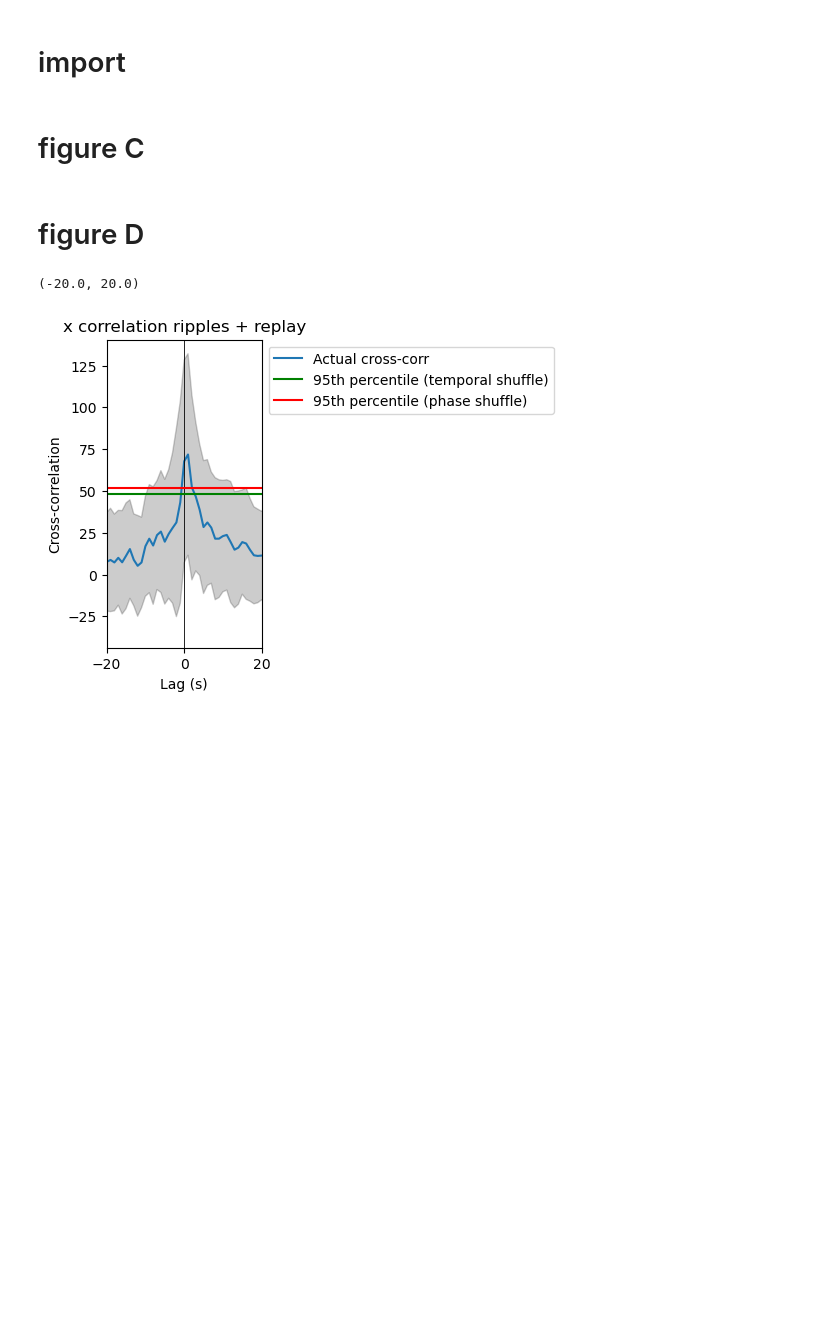
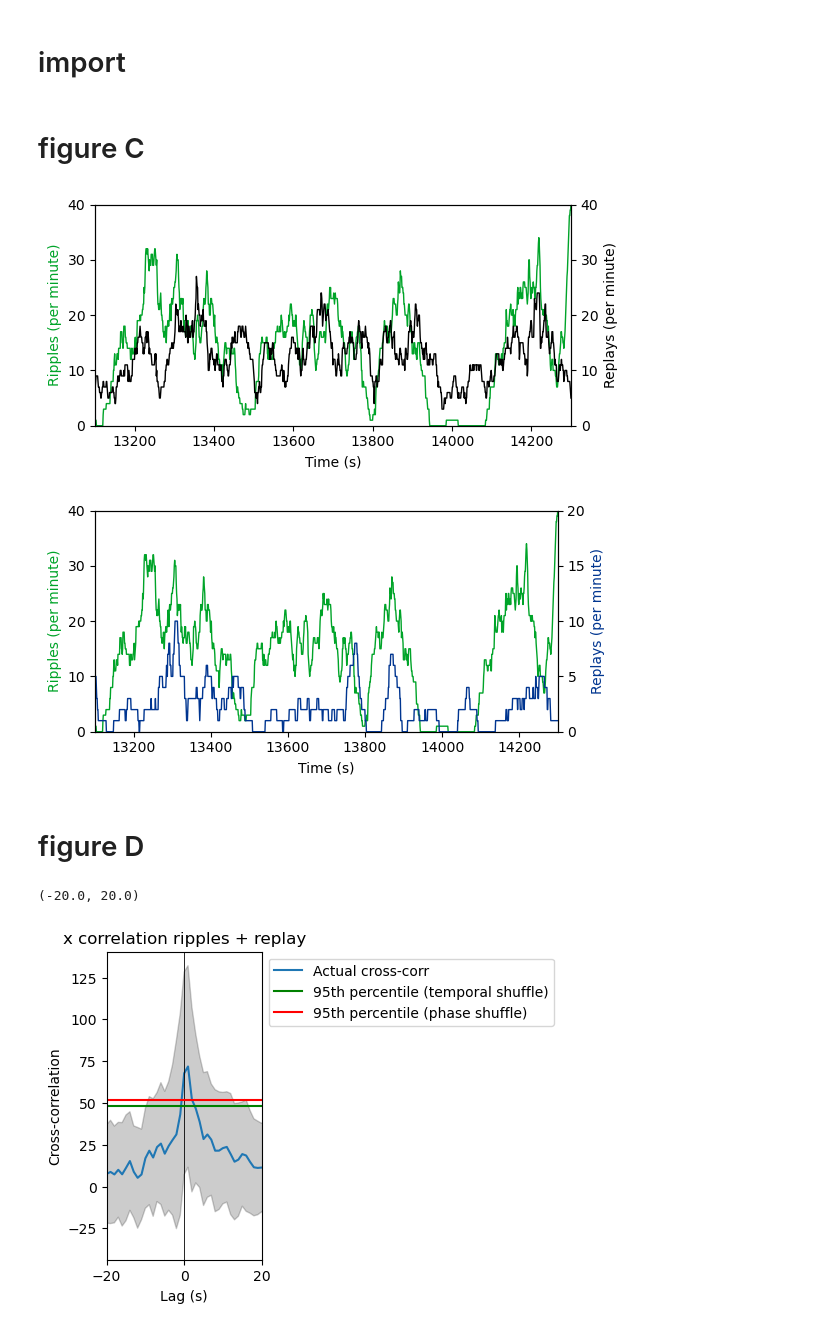
Before and after one commit to EmmettJT/procedural_replay_paper_2025, a Jupyter notebook: ED_12/ED12_plots_.ipynb, the cells around one changed output. Saved outputs shown, nothing was run; the diff lists cells and outputs as text; code cells hidden in the pictures; blank space fills up the shorter version.

```diff
--- a/ED_12/ED12_plots_.ipynb
+++ b/ED_12/ED12_plots_.ipynb
@@ -10,6 +686,81 @@ def convolve_movmean(y,N):
     return y_smooth
 # %% [markdown]
 # figure C
+# %%
+data = np.load(r"C:\Users\Emmett Thompson\Documents\procedural_replay_paper_2025\data\ED12\ripple_spindle_replay_rates.npz", allow_pickle=True)
+
+bin_centers= data['bin_centers']
+ripple_rate= data['ripple_rate']
+replay_rate = data['replay_rate']
+spindle_rate= data['spindle_rate']
+
+fig, ax1 = plt.subplots(figsize=(6, 3))
+
+# First axis: Ripples
+ax1.plot(
+    bin_centers,
+    convolve_movmean(ripple_rate, 30),
+    label="Ripples per min",
+    lw=1,
+    color = "#00A429"
+)
+ax1.set_xlabel("Time (s)")
+ax1.set_ylabel("Ripples (per minute)", color = "#00A429")
+ax1.set_ylim(0,40)
+
+# Second axis: Replays
+ax2 = ax1.twinx()
+ax2.plot(
+    bin_centers,
+    convolve_movmean(replay_rate, 30),
+    label="Replays per min",
+    lw=1,
+    color = "#000000"
+)
+ax2.set_ylabel("Replays (per minute)", color = "#000000")
+ax2.set_ylim(0,40)
+
+ax1.set_xlim(13100,bin_centers[-1])
+
+plt.tight_layout()
+plt.show()
+
+######## PLOT 2
+
+fig, ax1 = plt.subplots(figsize=(6, 3))
+
+# First axis: Ripples
+ax1.plot(
+    bin_centers,
+    convolve_movmean(ripple_rate, 30),
+    label="spindle rate per min",
+    lw=1,
+    color = "#00A429"
+)
+ax1.set_xlabel("Time (s)")
+ax1.set_ylabel("Ripples (per minute)", color = "#00A429")
+ax1.set_ylim(0,40)
+
+# Second axis: Replays
+ax2 = ax1.twinx()
+ax2.plot(
+    bin_centers,
+    convolve_movmean(spindle_rate, 30),
+    label="Replays per min",
+    lw=1,
+    color = "#003590"
+)
+ax2.set_ylabel("Replays (per minute)", color = "#003590")
+ax2.set_ylim(0,20)
+
+ax1.set_xlim(13100,bin_centers[-1])
+
+
+plt.tight_layout()
+plt.show()
+# %% [output]
+[figure, added]
+[figure, added]
 # %% [markdown]
 # figure D
 # %%
```
Also changed, not shown: parts of 13 cells of this notebook, 3 other files.
